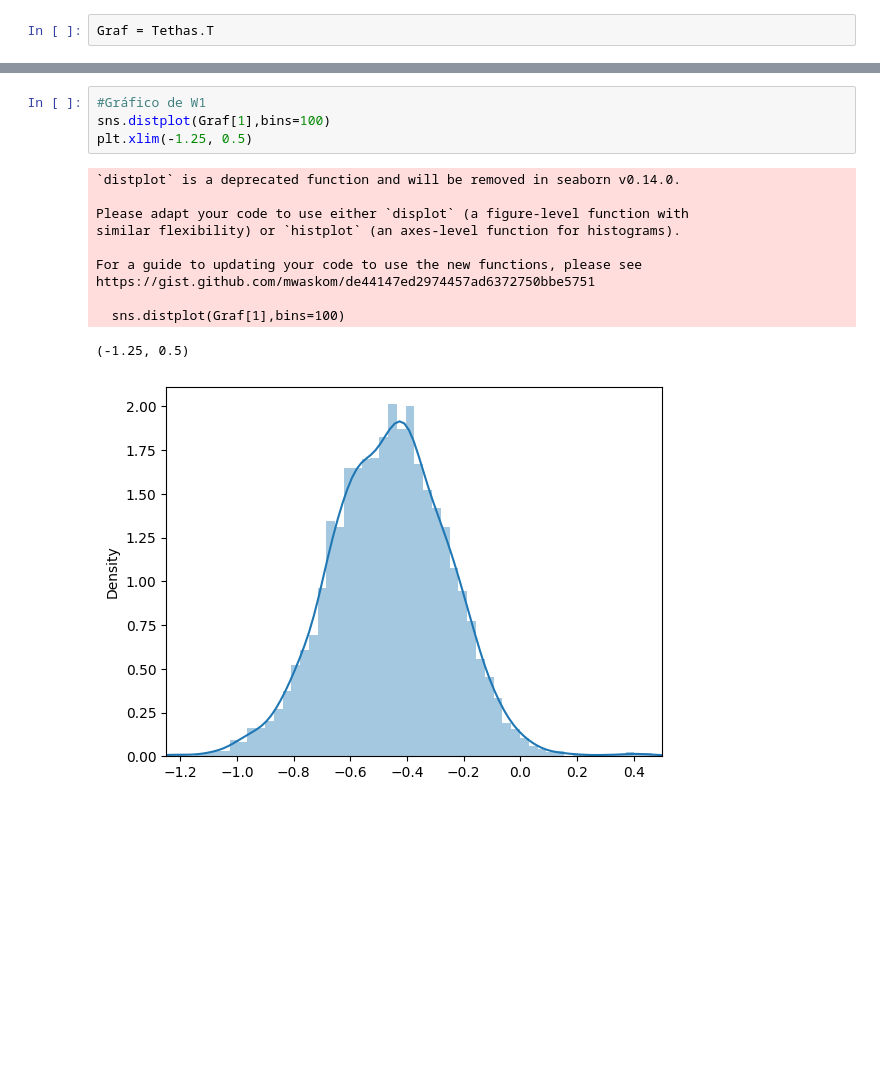
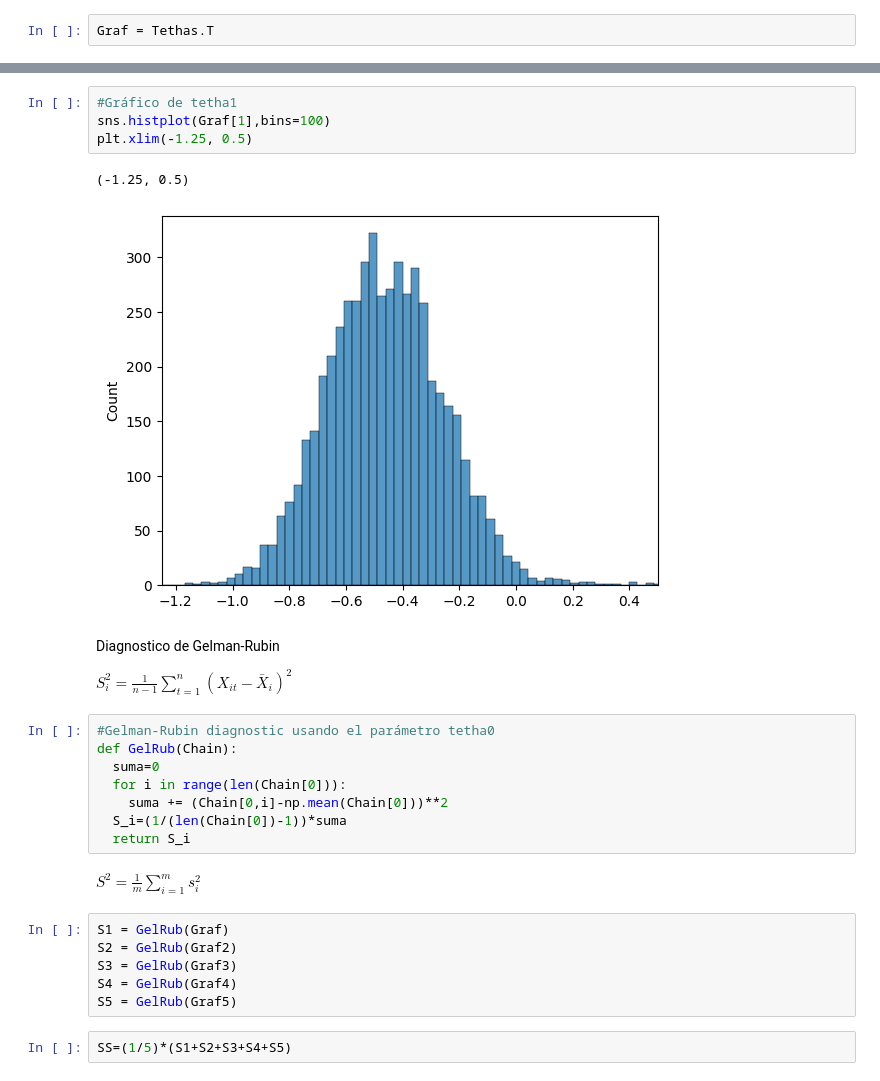
Before and after one commit to DCI-alxogm/ml2023-David-Nicolas364, a Jupyter notebook: Sep30/Ejercicio_30.ipynb, the cells around one changed output, grey strips where cells are left out. Saved outputs shown, nothing was run; the diff lists cells and outputs as text; blank space fills up the shorter version.

```diff
--- a/Sep30/Ejercicio_30.ipynb
+++ b/Sep30/Ejercicio_30.ipynb
@@ -108,16 +111,29 @@ https://gist.github.com/mwaskom/de44147ed2974457ad6372750bbe5751
 # %%
-#Gráfico de W1
-sns.distplot(Graf[1],bins=100)
+#Gráfico de tetha1
+sns.histplot(Graf[1],bins=100)
 plt.xlim(-1.25, 0.5)
 # %% [output]
-`distplot` is a deprecated function and will be removed in seaborn v0.14.0.
-
-Please adapt your code to use either `displot` (a figure-level function with
-similar flexibility) or `histplot` (an axes-level function for histograms).
-
-For a guide to updating your code to use the new functions, please see
-https://gist.github.com/mwaskom/de44147ed2974457ad6372750bbe5751
-
-  sns.distplot(Graf[1],bins=100)
+(-1.25, 0.5)
-(-1.25, 0.5)
-[figure, old version]
+[figure, new version]
+# %% [markdown]
+Diagnostico de Gelman-Rubin
+
+$S_{i}^2=\frac{1}{n-1}∑_{t=1}^n(X_{it}-\bar{X}_i)^2$
+# %%
+#Gelman-Rubin diagnostic usando el parámetro tetha0
+def GelRub(Chain):
+  suma=0
+  for i in range(len(Chain[0])):
+    suma += (Chain[0,i]-np.mean(Chain[0]))**2
+  S_i=(1/(len(Chain[0])-1))*suma
+  return S_i
+# %% [markdown]
+$S^2=\frac{1}{m}\sum_{i=1}^ms_i^2$
+# %%
+S1 = GelRub(Graf)
+S2 = GelRub(Graf2)
+S3 = GelRub(Graf3)
+S4 = GelRub(Graf4)
+S5 = GelRub(Graf5)
+# %%
+SS=(1/5)*(S1+S2+S3+S4+S5)
```
Also changed, not shown: parts of 24 cells of this notebook.
